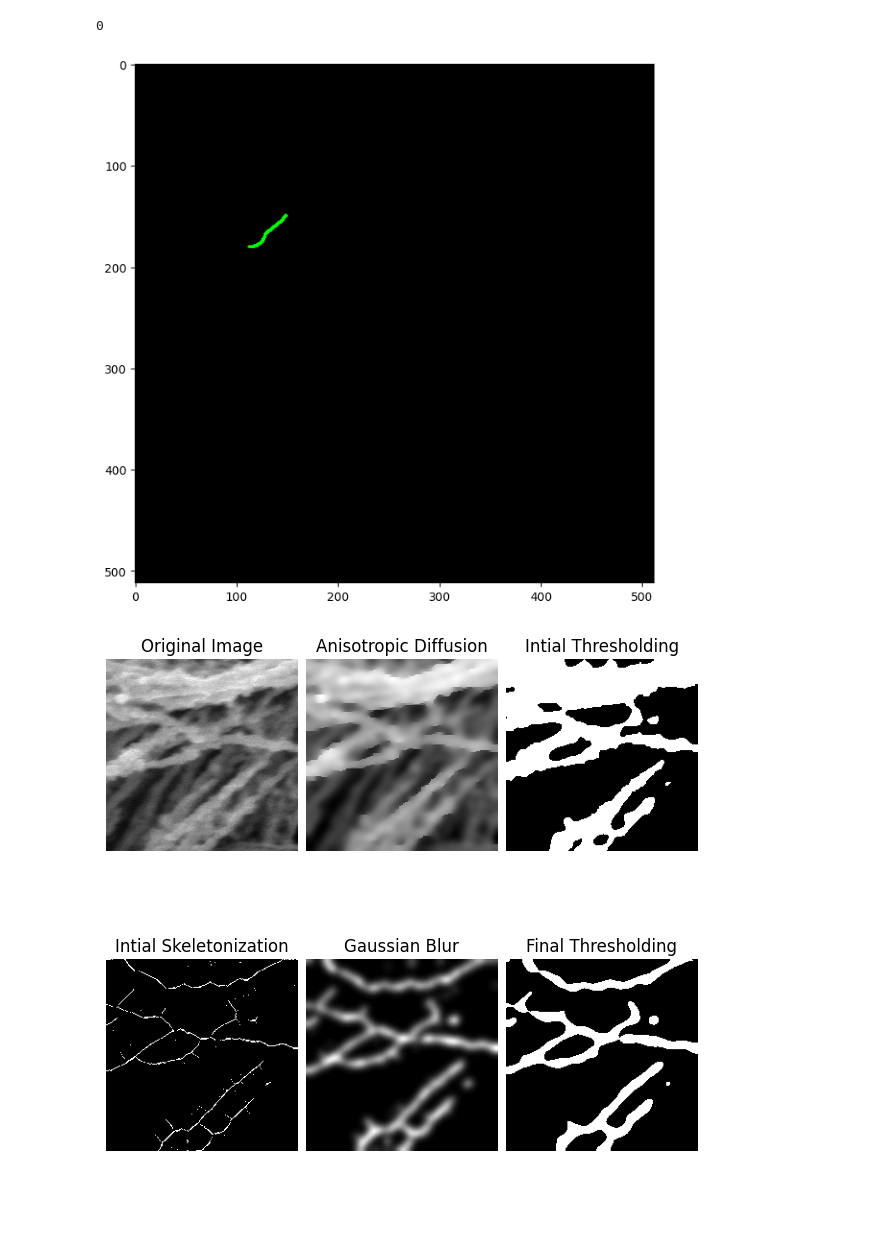
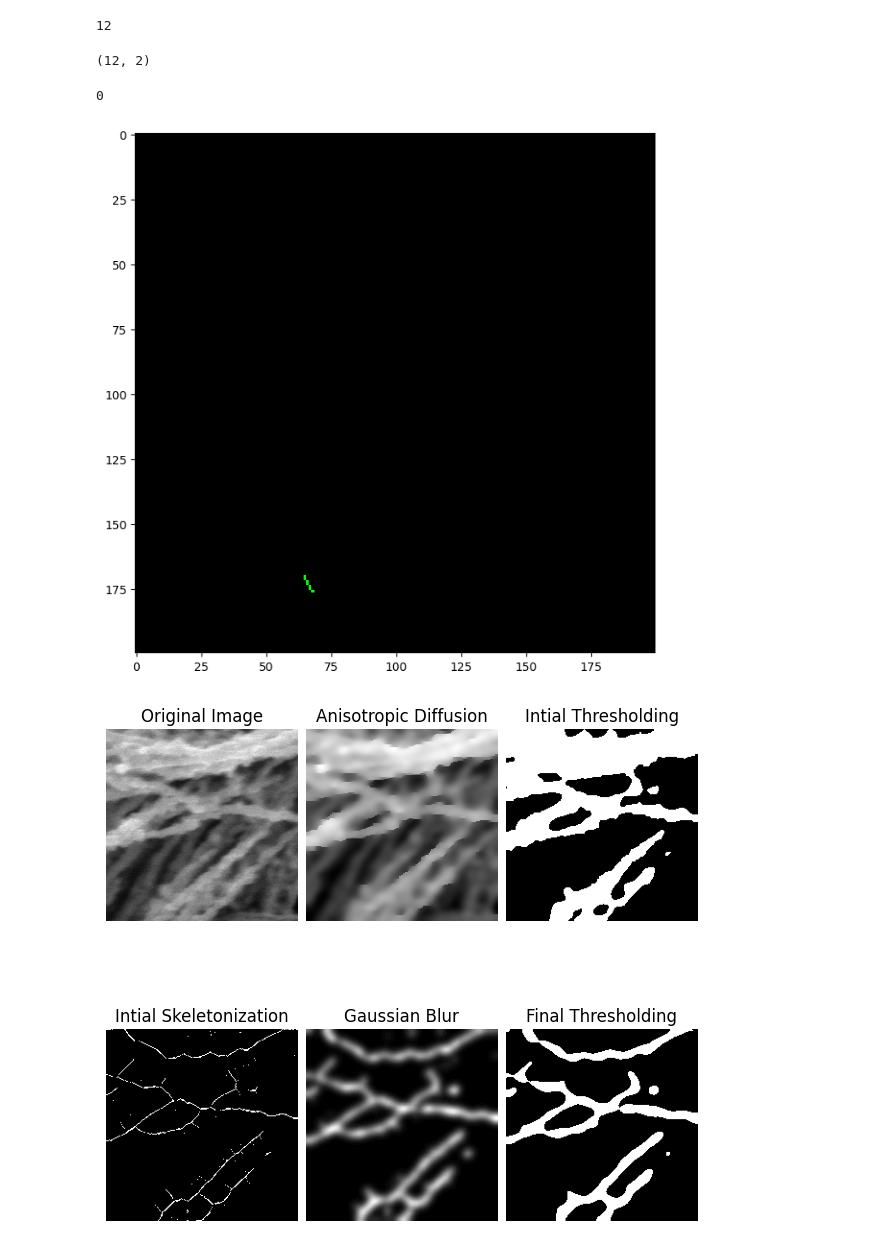
Before and after one commit to lonespear/aerogel, a Jupyter notebook: fiberL_v8_test.ipynb, the cells around one changed output. Saved outputs shown, nothing was run; the diff lists cells and outputs as text; code cells hidden in the pictures; blank space fills up the shorter version.

```diff
--- a/fiberL_v8_test.ipynb
+++ b/fiberL_v8_test.ipynb
@@ -520,0 +583,3 @@ intersection_associations
+# %%
+sorted_points = sort_by_proximity(old_edge_objects[4])
+sorted_points
@@ -521,9 +610,17 @@ intersection_associations
+# %%
+len(new_edge_objects[4])
+# %% [output]
+12
+# %%
+new_edge_objects[4].shape
+# %% [output]
+(12, 2)
 # %%
 np.argmin(np.linalg.norm(new_edge_objects[0] - branch_pts[8], axis=1))
 # %% [output]
 0
 # %%
-def visualize_contour(contour, image=None, title="Contour Visualization", color=(0, 255, 0), thickness=2):
+def visualize_contour(contour, image=None, title="Contour Visualization", color=(0, 255, 0), thickness=1):
     """
     Visualize a contour on an optional background image or a blank canvas.
 
@@ -539,7 +636,7 @@ def visualize_contour(contour, image=None, title="Contour Visualization", color=
     """
     # Create a blank canvas if no image is provided
     if image is None:
-        canvas_size = (512, 512, 3)  # Default canvas size
+        canvas_size = (200, 200, 3)  # Default canvas size
         image = np.zeros(canvas_size, dtype=np.uint8)
 
     # Convert color to BGR if the image is in grayscale
@@ -553,10 +650,10 @@ def visualize_contour(contour, image=None, title="Contour Visualization", color=
     plt.figure(figsize=(8, 8))
     plt.imshow(cv2.cvtColor(image, cv2.COLOR_BGR2RGB))
     plt.show()
-# %%
-visualize_contour(new_edge_objects[5])
-# %% [output]
-[figure, removed]
+# %%
+visualize_contour(sorted_points)
+# %% [output]
+[figure, added]
 # %%
 img = cv2.imdecode(img_data, cv2.IMREAD_GRAYSCALE)
 # Assuming 'img' is your original image
```
Also changed, not shown: parts of 8 cells of this notebook.
